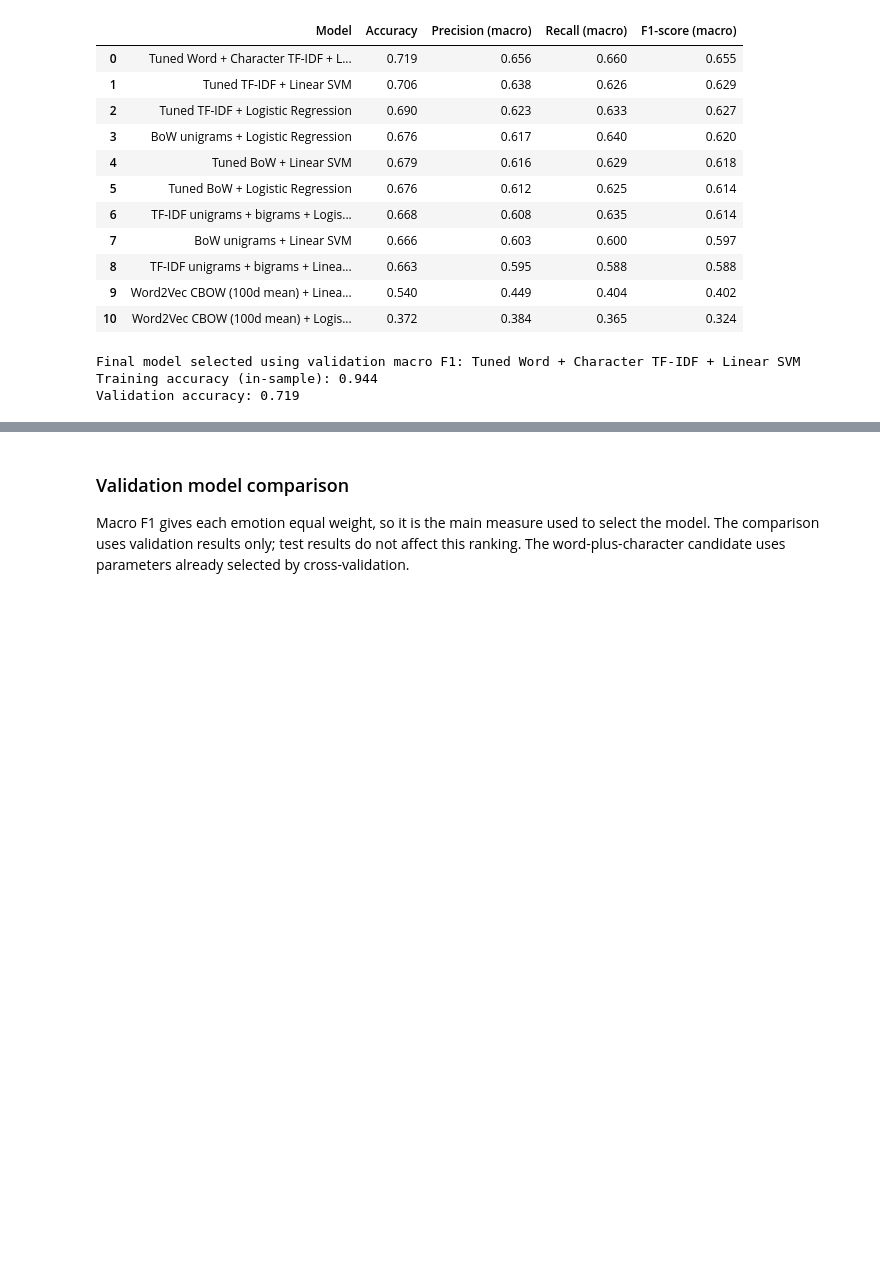
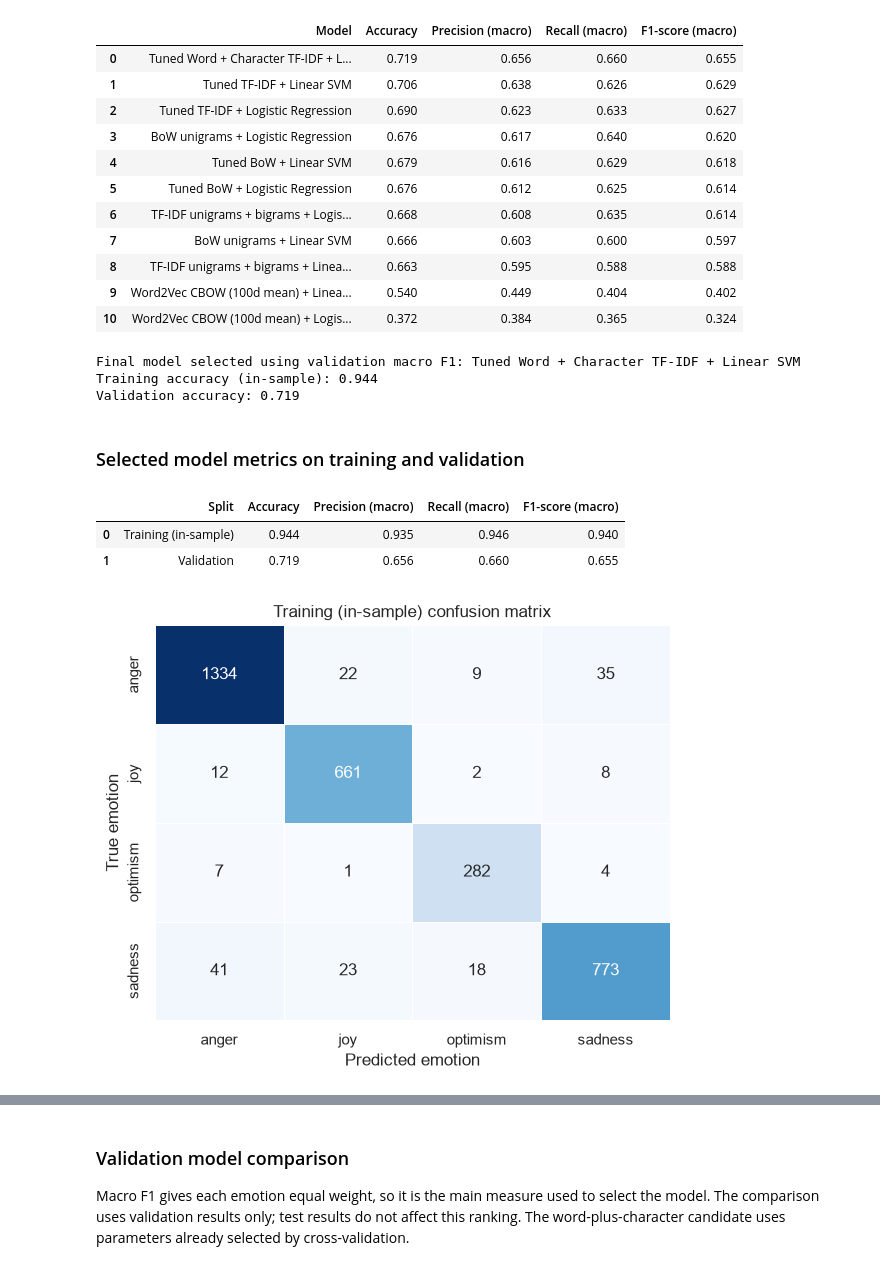
Before and after one commit to Panhawornd/NLP-Project, a Jupyter notebook: TED-NLP.ipynb, the cells around one changed output, grey strips where cells are left out. Saved outputs shown, nothing was run; the diff lists cells and outputs as text; code cells hidden in the pictures; blank space fills up the shorter version.

```diff
--- a/TED-NLP.ipynb
+++ b/TED-NLP.ipynb
@@ -1206,3 +1206,48 @@ Validation comparison: classical baselines and tuned finalists
 Final model selected using validation macro F1: Tuned Word + Character TF-IDF + Linear SVM
 Training accuracy (in-sample): 0.944
 Validation accuracy: 0.719
+# %% [markdown]
+### Selected model metrics on training and validation
+# %%
+# Report the selected model's in-sample training and validation metrics.
+selected_split_metrics = pd.DataFrame([
+    {
+        "Split": "Training (in-sample)",
+        **metric_scores(y_train, selected_train_predictions),
+    },
+    {
+        "Split": "Validation",
+        **metric_scores(y_val, selected_val_predictions),
+    },
+])
+display(selected_split_metrics[[
+    "Split", "Accuracy", "Precision (macro)",
+    "Recall (macro)", "F1-score (macro)",
+]].round(3))
+# %% [output]
+|  | Split | Accuracy | Precision (macro) | Recall (macro) | F1-score (macro) |
+| 0 | Training (in-sample) | 0.944 | 0.935 | 0.946 | 0.940 |
+| 1 | Validation | 0.719 | 0.656 | 0.660 | 0.655 |
+# %%
+# Show the selected model's training confusion matrix.
+from sklearn.metrics import confusion_matrix
+
+training_confusion = confusion_matrix(
+    y_train, selected_train_predictions, labels=list(emotion_labels)
+)
+fig, ax = plt.subplots(figsize=(6, 5))
+sns.heatmap(
+    training_confusion, annot=True, fmt="d", cmap="Blues", cbar=False,
+    xticklabels=label_names, yticklabels=label_names,
+    linewidths=0.5, ax=ax,
+)
+ax.set(
+    title="Training (in-sample) confusion matrix",
+    xlabel="Predicted emotion",
+    ylabel="True emotion",
+)
+fig.tight_layout()
+display(fig)
+plt.close(fig)
+# %% [output]
+[figure, added]
```
Also changed, not shown: parts of 3 cells of this notebook.
